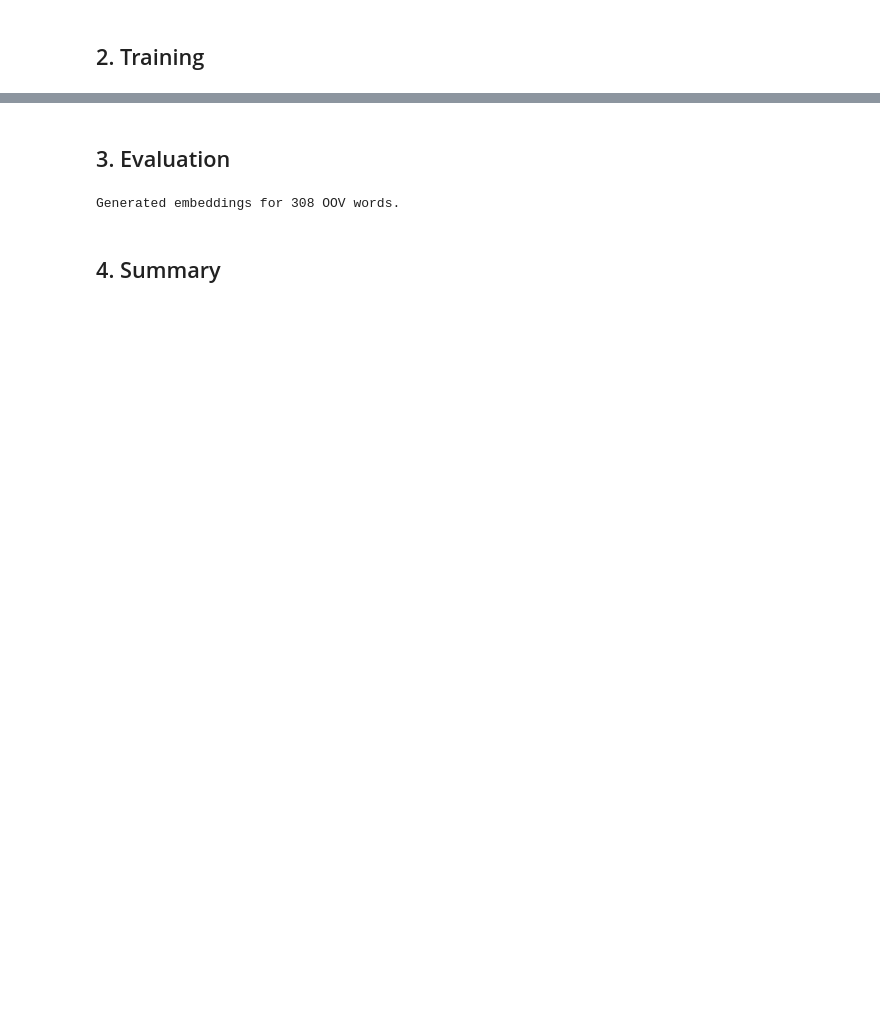
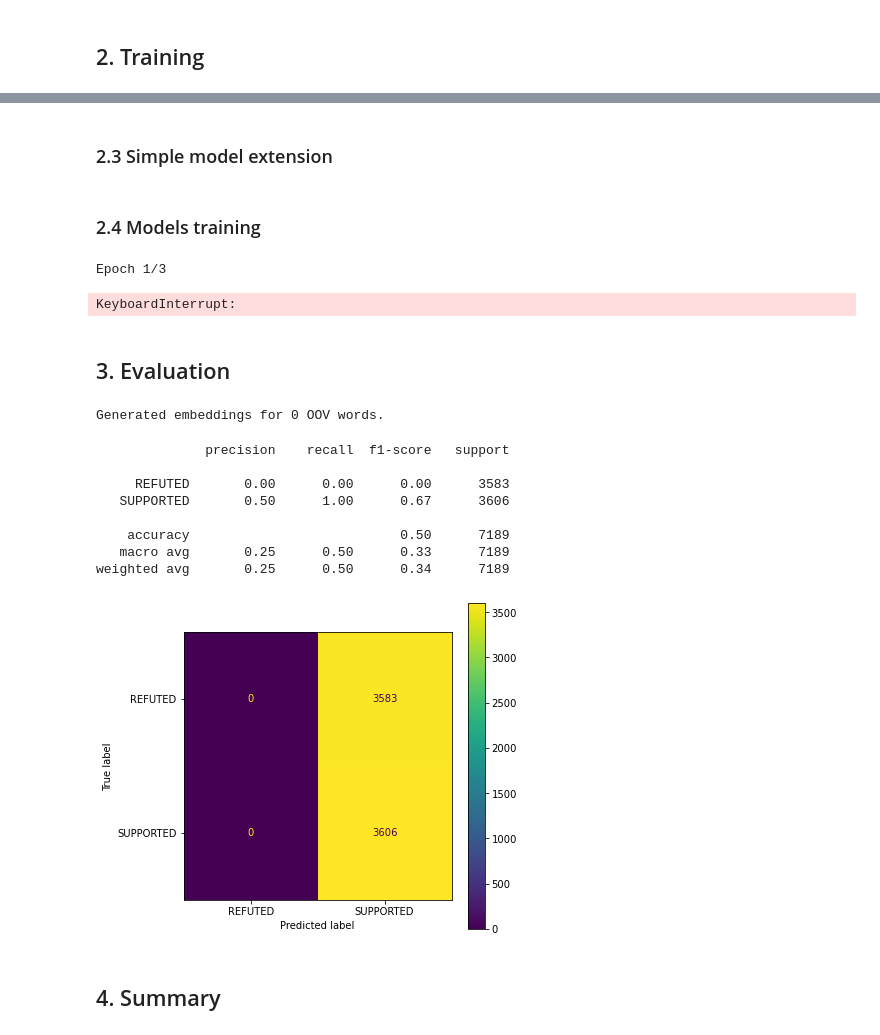
Before and after one commit to TheOnesThatWereAbroad/FactChecking, a Jupyter notebook: FactChecking.ipynb, the cells around one changed output, grey strips where cells are left out. Drawn from its saved outputs; the diff is of its cells as text; code cells hidden in the pictures; blank space fills up the shorter version.

Commit message:
Training working, next step is tuning

```diff
--- a/FactChecking.ipynb
+++ b/FactChecking.ipynb
@@ -553,13 +554,14 @@ Given all the previous building block, we are able to prepare the input and targ
 The *embedding matrix* will be stored in `vectorizer.embedding_matrix`.
 # %%
 # initialize the vectorizer
-vectorizer = TextVectorizer(embedding_dim=100)
+embedding_dim = 100
+vectorizer = TextVectorizer(embedding_dim=embedding_dim)
 
 input_columns = ["Evidence", "Claim"]
 target_column = "Label"
 
 # Train
-print("TRAINING SET:")
+print("\nTRAINING SET:")
 X_claim_train, X_evidence_train, max_tokens = encode_input(train_df, columns=input_columns, vectorizer=vectorizer, is_training=True)
 y_train = encode_target(train_df[target_column])
 print("Max token sequence: {}".format(max_tokens))
@@ -596,0 +684,15 @@ Embeddings matrix shape: (403094, 100)
+# %%
+choice_info = {
+    "embedding_mode": "rnn_avg",
+    "merging_mode": "concat",
+    "cosine_similarity": False
+}
+
+compile_info = {
+    'optimizer': keras.optimizers.Adam(learning_rate=1e-3),
+    'loss': 'binary_crossentropy',
+    'metrics': ['accuracy'],
+}
+
+model = build_model(max_tokens, vectorizer.embedding_matrix, choice_info, compile_info)
+model.summary()
@@ -599,9 +719,48 @@ Embeddings matrix shape: (403094, 100)
+# %% [markdown]
+### 2.3 Simple model extension
+# %% [markdown]
+### 2.4 Models training
+# %%
+batch_size_train = 64
+model.fit({"claim": X_claim_train, "evidence": X_evidence_train}, y_train, epochs=3, batch_size=batch_size_train)
+# %% [output]
+Epoch 1/3
+KeyboardInterrupt:
 # %% [markdown]
 ## 3. Evaluation
 # %%
 # Test
 X_claim_test, X_evidence_test = encode_input(test_df, columns=input_columns, vectorizer=vectorizer, max_tokens=max_tokens)
+y_test = encode_target(test_df[target_column])
 # %% [output]
-Generated embeddings for 308 OOV words.
+Generated embeddings for 0 OOV words.
+# %%
+def evaluate_model(model, X_claim_test, X_evidence_test, y_test):
+    """
+    show classification report using model to predict output on X_test
+    """
+    y_pred = model.predict({"claim": X_claim_test, "evidence": X_evidence_test})
+    y_pred = [1 if y > 0.5 else 0 for y in y_pred]
+
+    labels = [0, 1]
+    target_names = ['REFUTED', 'SUPPORTED']
+    conf_matrix = confusion_matrix(y_test, y_pred, labels=labels)
+    disp = ConfusionMatrixDisplay(conf_matrix, display_labels=target_names)
+    fig, ax = plt.subplots(figsize=(6,6))
+    disp.plot(ax=ax)
+
+    print(classification_report(y_test, y_pred, zero_division=0, labels=labels, target_names=target_names))
+
+evaluate_model(model, X_claim_test, X_evidence_test, y_test)
+# %% [output]
+              precision    recall  f1-score   support
+
+     REFUTED       0.00      0.00      0.00      3583
+   SUPPORTED       0.50      1.00      0.67      3606
+
+    accuracy                           0.50      7189
+   macro avg       0.25      0.50      0.33      7189
+weighted avg       0.25      0.50      0.34      7189
+[figure, added]
 # %% [markdown]
 ## 4. Summary
```
Also changed, not shown: parts of 7 cells of this notebook.
